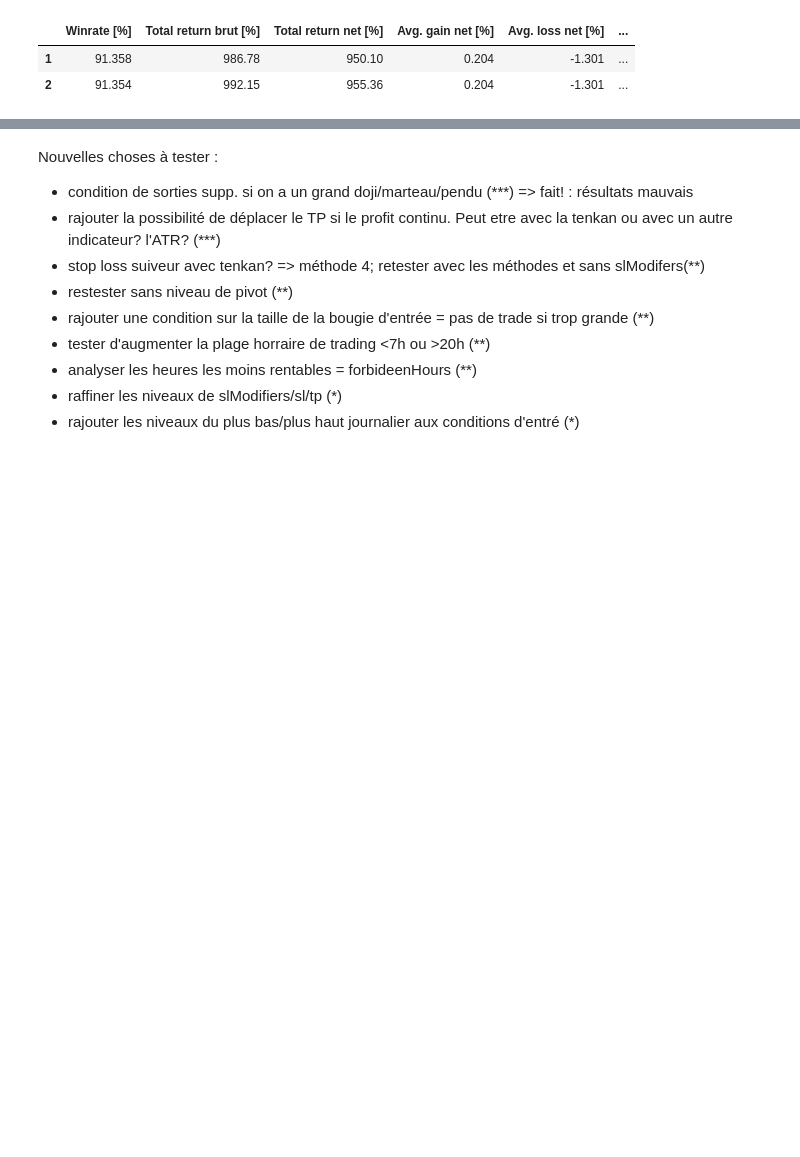
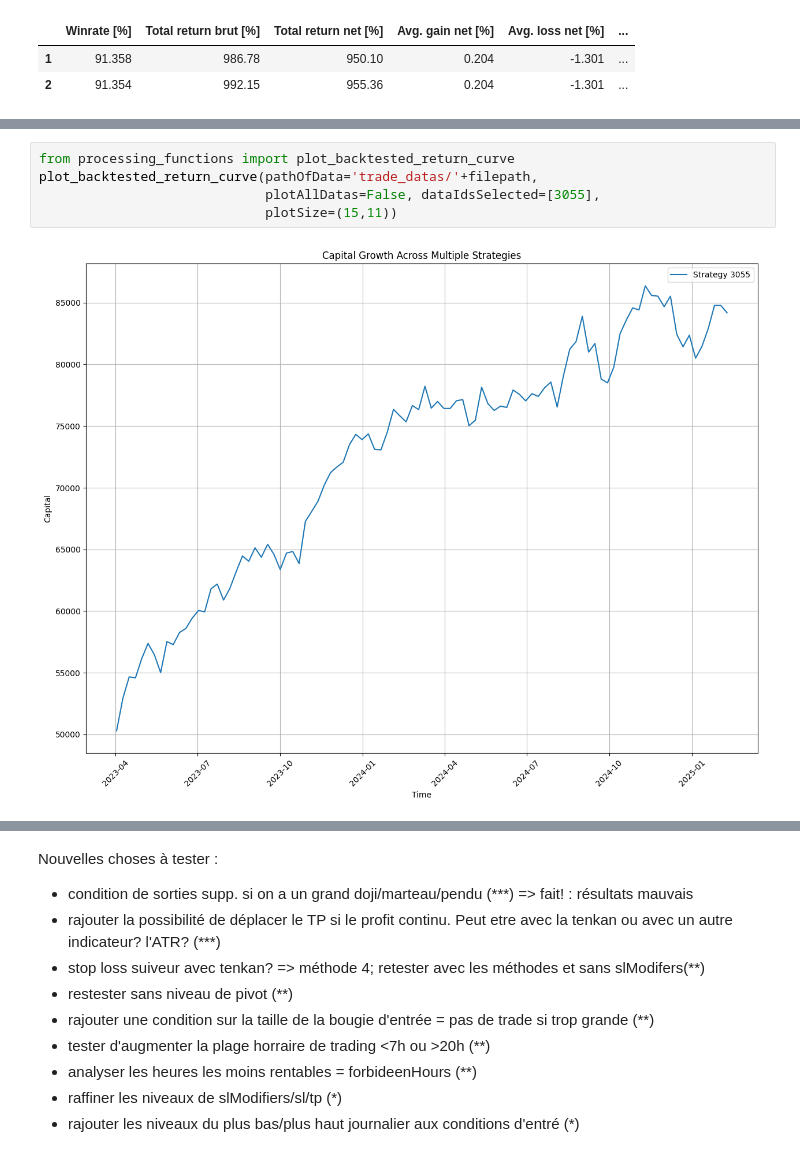
Before and after one commit to tessanix/Backtest_Trading, a Jupyter notebook: strategies_backtest.ipynb, the cells around one changed output, grey strips where cells are left out. Drawn from its saved outputs; the diff is of its cells as text; blank space fills up the shorter version.

Commit message:
last updated backtest

```diff
--- a/strategies_backtest.ipynb
+++ b/strategies_backtest.ipynb
@@ -240,2 +263,9 @@ plot_backtested_return_curve(pathOfData='trade_datas/'+filepath,
+# %%
+from processing_functions import plot_backtested_return_curve
+plot_backtested_return_curve(pathOfData='trade_datas/'+filepath,
+                             plotAllDatas=False, dataIdsSelected=[3055],
+                             plotSize=(15,11))
+# %% [output]
+[figure, added]
 # %%
 from processing_functions import plot_bars_of_profit_for_every_weeks
```
Also changed, not shown: parts of 15 cells of this notebook, 10 other files.
